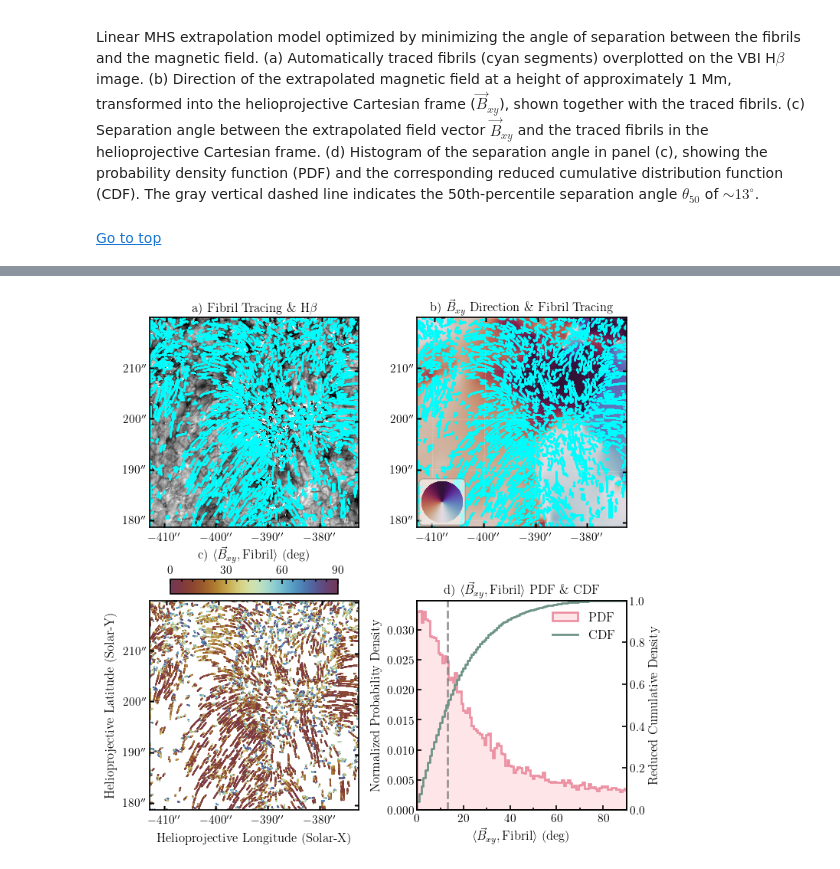
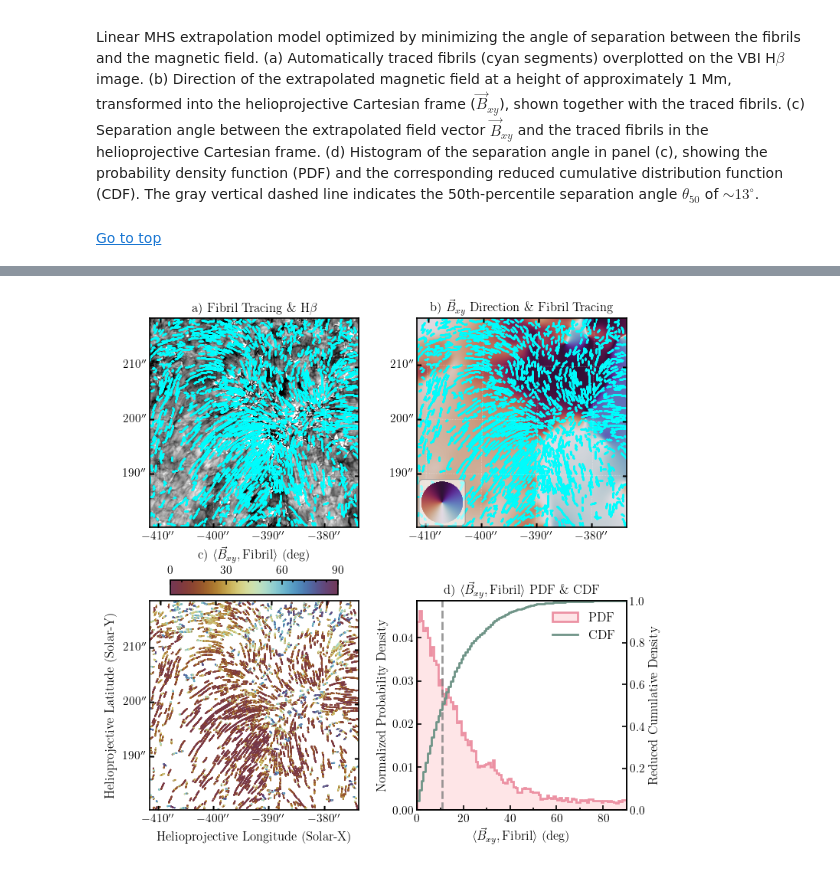
Before and after one commit to yjzhu-solar/DKIST_SolO_Fibril, a Jupyter notebook: ipynb/ms_plot/vbi_fibril_alignment.ipynb, the cells around one changed output, grey strips where cells are left out. Saved outputs shown, nothing was run; the diff lists cells and outputs as text; code cells hidden in the pictures.

```diff
--- a/ipynb/ms_plot/vbi_fibril_alignment.ipynb
+++ b/ipynb/ms_plot/vbi_fibril_alignment.ipynb
@@ -104,7 +102,11 @@ skel_ys, skel_xs = np.nonzero(fibril_tracing_dict["grouped_skeleton"][:])
+# %%
+select_index = 7
+# skel_ys, skel_xs = np.nonzero(~np.isnan(fibril_skel[select_index,...]))
+skel_ys, skel_xs = np.where(fibril_skel[select_index,...] == True)
 # %% [markdown]
 ### MHS Extrapolation Results
 # %%
-data3d = mhsxtrapy.ExtrapolationResult.load("../../data/pid_1_123_aux/MHSXtra_results_new/alpha_0.0120/field3d.h5")
+data3d = mhsxtrapy.ExtrapolationResult.load("../../data/pid_1_123_aux/MHSXtra_results_new/alpha_0.0140/field3d.h5")
 
 nx, ny, nz, nf = 960, 536, 536, 536
 # xmin, xmax, ymin, ymax, zmin, zmax = 0.0, 1.0, 0.0, 1.0, 0.0, 1.0
@@ -171,7 +173,7 @@ b_mhp = b_heeq_stack @ rotation_matrix.T
 b_hpln, b_hplt, b_hpr = -b_mhp[..., 0], b_mhp[...,1], b_mhp[...,2]
 # %%
 sotsp_br_wcs_mod = deepcopy(sotsp_br_map_crop.wcs)
-sotsp_br_wcs_mod.wcs.aux.rsun_ref = sotsp_br_wcs_mod.wcs.aux.rsun_ref + 4*0.23712652199468398e6
+sotsp_br_wcs_mod.wcs.aux.rsun_ref = sotsp_br_wcs_mod.wcs.aux.rsun_ref + 1e6
 # %%
 b_hpln_map_in_hgs = sunpy.map.Map(
     b_hpln[:,:,1].T,
@@ -352,7 +354,7 @@ def angle_between(skel_angle, vec_angle):
 # %% [markdown]
 ### Derive the Difference in Position Angle between the Fibrils and the Extrapolated Field
 # %%
-skel_angle = skeleton_orientation_pca(fibril_tracing_dict["grouped_skeleton"])
+skel_angle = skeleton_orientation_pca(fibril_skel[select_index,...])
 # %%
 skel_angle_ys, skel_angle_xs = np.nonzero(~np.isnan(skel_angle))
 skel_angle_vals = skel_angle[skel_angle_ys, skel_angle_xs]
@@ -377,11 +379,11 @@ with plt.rc_context(ms_style_dict):
     ax3 = fig.add_subplot(2,2,3,projection=dkist_vbi_target_cube_crop.wcs)
     ax4 = fig.add_subplot(2,2,4)
 
-    ax1.imshow(fibril_tracing_dict["Hbeta_image"], cmap="gray", origin="lower",
+    ax1.imshow(Hbeta_image_destretched[select_index,...], cmap="gray", origin="lower",
         interpolation="none",
         norm=ImageNormalize(
-            vmin=np.nanpercentile(fibril_tracing_dict["Hbeta_image"], 1),
-            vmax=np.nanpercentile(fibril_tracing_dict["Hbeta_image"], 99),
+            vmin=np.nanpercentile(Hbeta_image_destretched[select_index,...], 1),
+            vmax=np.nanpercentile(Hbeta_image_destretched[select_index,...], 99),
         ), rasterized=True)
 
     ax1.scatter(skel_xs, skel_ys, s=0.1, c="cyan", alpha=0.8, rasterized=True)
@@ -449,34 +451,34 @@ with plt.rc_context(ms_style_dict):
         visible=True, fontsize=12)
     ax3.coords[1].set_axislabel("Helioprojective Latitude (Solar-Y)",
         visible=True, fontsize=12)
 
     ax4.set_xlabel(r"$\langle \vec{B}_{xy}, \mathrm{Fibril} \rangle$ (deg)", fontsize=12)
     ax4.set_ylabel("Normalized Probability Density", fontsize=12)
     ax4_right.set_ylabel("Reduced Cumulative Density", fontsize=12)
 
     ax1.set_title(r"a) Fibril Tracing \& H$\beta$", fontsize=12)
     ax2.set_title(r"b) $\vec{B}_{xy}$ Direction \& Fibril Tracing", fontsize=12)
     ax3.set_title(r"c) $\langle \vec{B}_{xy}, \mathrm{Fibril} \rangle$ (deg)", fontsize=12)
     ax4.set_title(r"d) $\langle \vec{B}_{xy}, \mathrm{Fibril} \rangle$ PDF \& CDF", fontsize=12)
 
     for ax_ in (ax1,ax2,ax3,ax4,ax4_right, clb_ax3):
         ax_.tick_params(axis='both', which='major', labelsize=11)
 
     pos2 = ax2.get_position()
     pos3 = ax3.get_position()
 
     new_pos4 = [pos2.x0, pos3.y0, pos2.width, pos3.height]
     ax4.set_position(new_pos4)
 
     fig.savefig("../../figs/ms_figure/fibril_alignment.pdf", bbox_inches="tight", dpi=150)
     fig.savefig("../../figs/ms_figure_png/fibril_alignment.png", bbox_inches="tight", dpi=150)
 
 
     plt.show()
 # %% [output]
 Go to top
 [interactive output not drawn]
-[figure, old version]
+[figure, new version]
 # %%
 print(half_angle)
 # %% [output]
```
Also changed, not shown: parts of 13 cells of this notebook, 22 other files.
